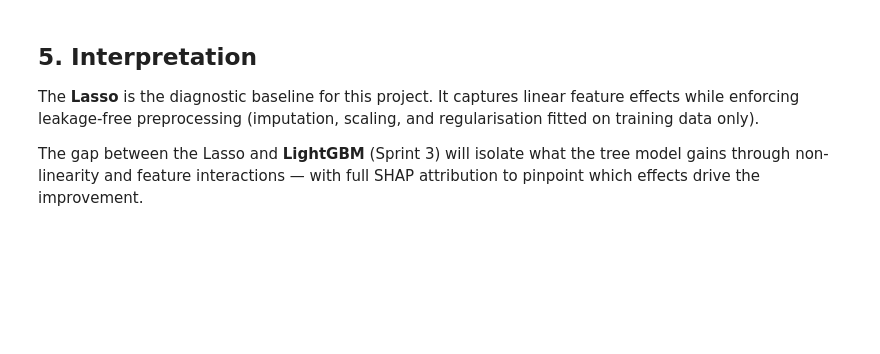
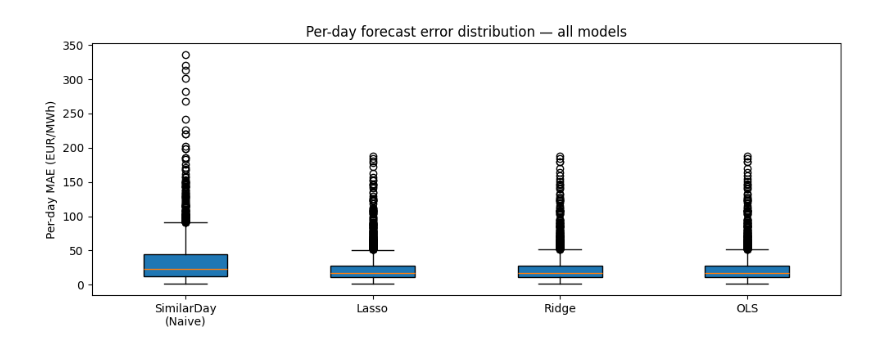
Before and after one commit to soentkeblindow/energy-price-forecast, a Jupyter notebook: notebooks/02_baselines.ipynb, the cells around one changed output. Saved outputs shown, nothing was run; the diff lists cells and outputs as text; code cells hidden in the pictures; blank space fills up the shorter version.

```diff
--- a/notebooks/02_baselines.ipynb
+++ b/notebooks/02_baselines.ipynb
@@ -75,16 +97,13 @@ def _load_predictions(run_name: str) -> pd.DataFrame:
 
 preds_naive = _load_predictions("similarday_naive")
 preds_lasso = _load_predictions("lasso")
+preds_ridge = _load_predictions("ridge")
+preds_ols = _load_predictions("ols")
 
-days_naive = set(preds_naive["delivery_day"].unique())
-days_lasso = set(preds_lasso["delivery_day"].unique())
-
-if days_naive != days_lasso:
-    only_naive = len(days_naive - days_lasso)
-    only_lasso = len(days_lasso - days_naive)
-    print(
-        f"WARNING: delivery day sets differ! "
-        f"{only_naive} days only in naive, {only_lasso} days only in lasso."
-    )
-else:
-    print(f"Delivery days: {len(days_naive)} days in both runs  [OK]")
+days_ref = set(preds_naive["delivery_day"].unique())
+for _name, _preds in (("lasso", preds_lasso), ("ridge", preds_ridge), ("ols", preds_ols)):
+    _days = set(_preds["delivery_day"].unique())
+    if _days != days_ref:
+        print(f"WARNING: {_name} delivery days differ ({len(_days)} vs {len(days_ref)} for naive)")
+    else:
+        print(f"{_name:6s}: {len(_days)} delivery days  [OK]")
@@ -118,36 +306,30 @@ table.round(3)
 # %%
 import matplotlib.pyplot as plt
 
 
 def _per_day_mae(preds: pd.DataFrame) -> pd.Series:
     return (
         preds.dropna(subset=["y_true", "y_pred"])
         .assign(abs_err=lambda df: (df["y_true"] - df["y_pred"]).abs())
         .groupby("delivery_day")["abs_err"]
         .mean()
     )
 
 
 mae_naive = _per_day_mae(preds_naive)
 mae_lasso = _per_day_mae(preds_lasso)
+mae_ridge = _per_day_mae(preds_ridge)
+mae_ols = _per_day_mae(preds_ols)
 
-fig, ax = plt.subplots(figsize=(9, 4))
+fig, ax = plt.subplots(figsize=(10, 4))
 ax.boxplot(
-    [mae_naive.values, mae_lasso.values],
-    labels=["SimilarDayNaive", "Lasso"],
+    [mae_naive.values, mae_lasso.values, mae_ridge.values, mae_ols.values],
+    labels=["SimilarDay\n(Naive)", "Lasso", "Ridge", "OLS"],
     patch_artist=True,
 )
 ax.set_ylabel("Per-day MAE (EUR/MWh)")
-ax.set_title("Per-day MAE distribution — Sprint 2 baselines")
+ax.set_title("Per-day forecast error distribution — all models")
 plt.tight_layout()
 plt.show()
+# %% [output]
+[figure, added]
-# %% [markdown]
-## 5. Interpretation
-
-The **Lasso** is the diagnostic baseline for this project. It captures linear feature
-effects while enforcing leakage-free preprocessing (imputation, scaling, and
-regularisation fitted on training data only).
-
-The gap between the Lasso and **LightGBM** (Sprint 3) will isolate what the tree
-model gains through non-linearity and feature interactions — with full SHAP
-attribution to pinpoint which effects drive the improvement.
```
Also changed, not shown: parts of 21 cells of this notebook.
